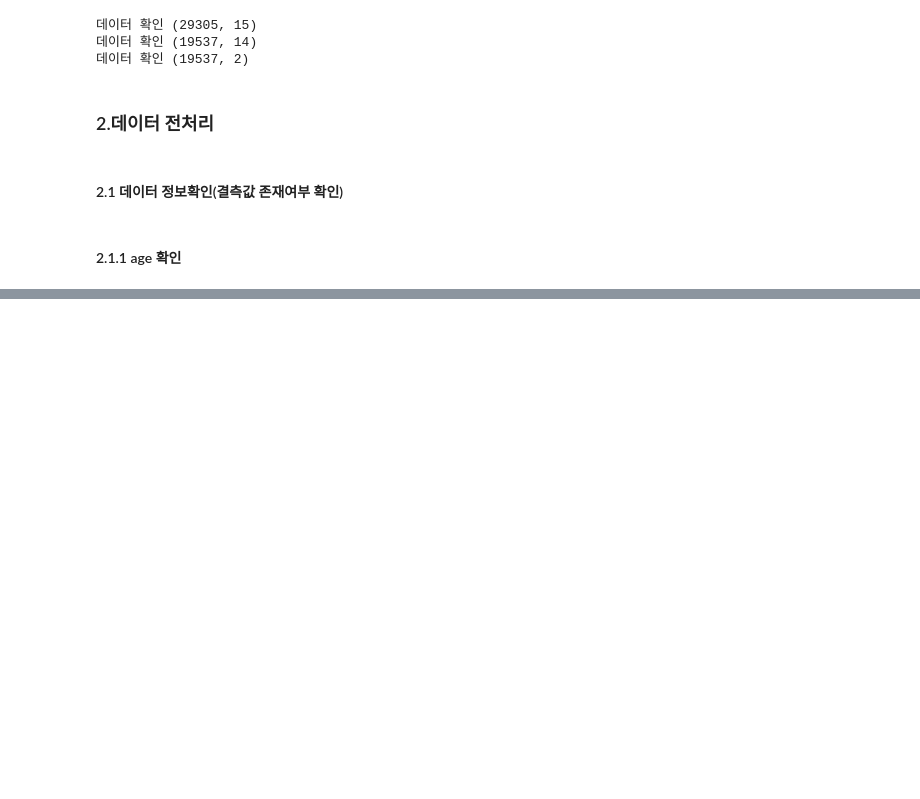
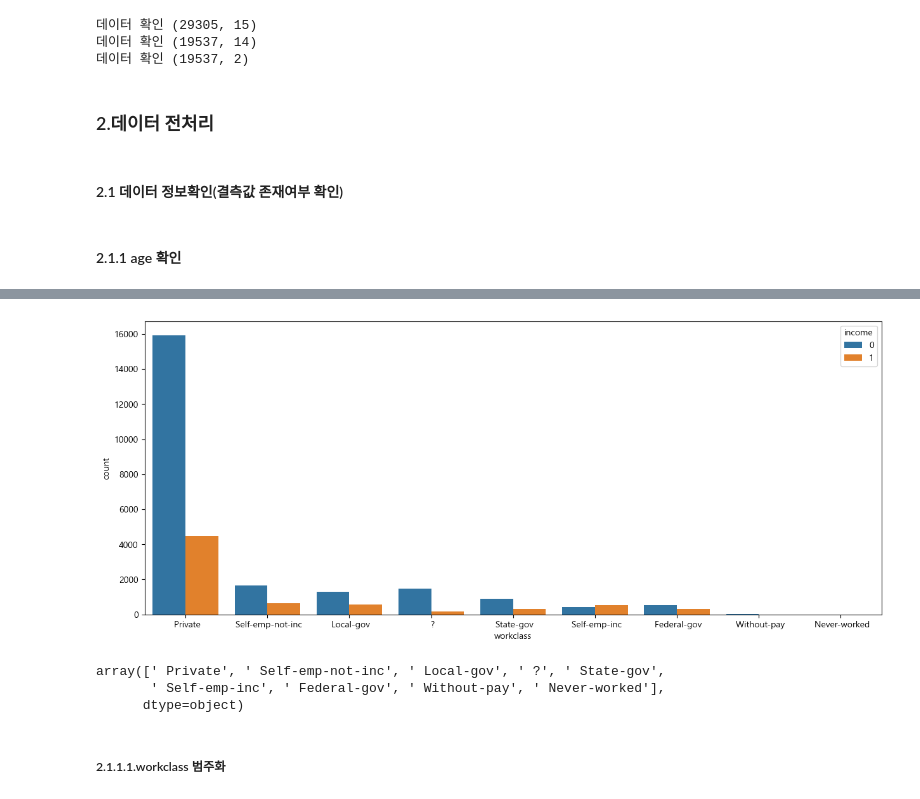
Before and after one commit to rlgus3351/Machine_Learning, a Jupyter notebook: kaggle/전처리/23_04_19.ipynb, the cells around one changed output, grey strips where cells are left out. Saved outputs shown, nothing was run; the diff lists cells and outputs as text; code cells hidden in the pictures; blank space fills up the shorter version.

```diff
--- a/kaggle/전처리/23_04_19.ipynb
+++ b/kaggle/전처리/23_04_19.ipynb
@@ -30,0 +134,16 @@ test = pd.DataFrame(test)
+# %%
+# income과 연관 있는지
+
+plt.figure(figsize=(15,6))
+sns.countplot(data=train, x='workclass', hue='income')
+plt.show()
+# %% [output]
+[figure, added]
+# %%
+train['workclass'].unique()
+# %% [output]
+array([' Private', ' Self-emp-not-inc', ' Local-gov', ' ?', ' State-gov',
+       ' Self-emp-inc', ' Federal-gov', ' Without-pay', ' Never-worked'],
+      dtype=object)
+# %% [markdown]
+##### 2.1.1.1.workclass 범주화
```
Also changed, not shown: parts of 25 cells of this notebook, 2 other files.
